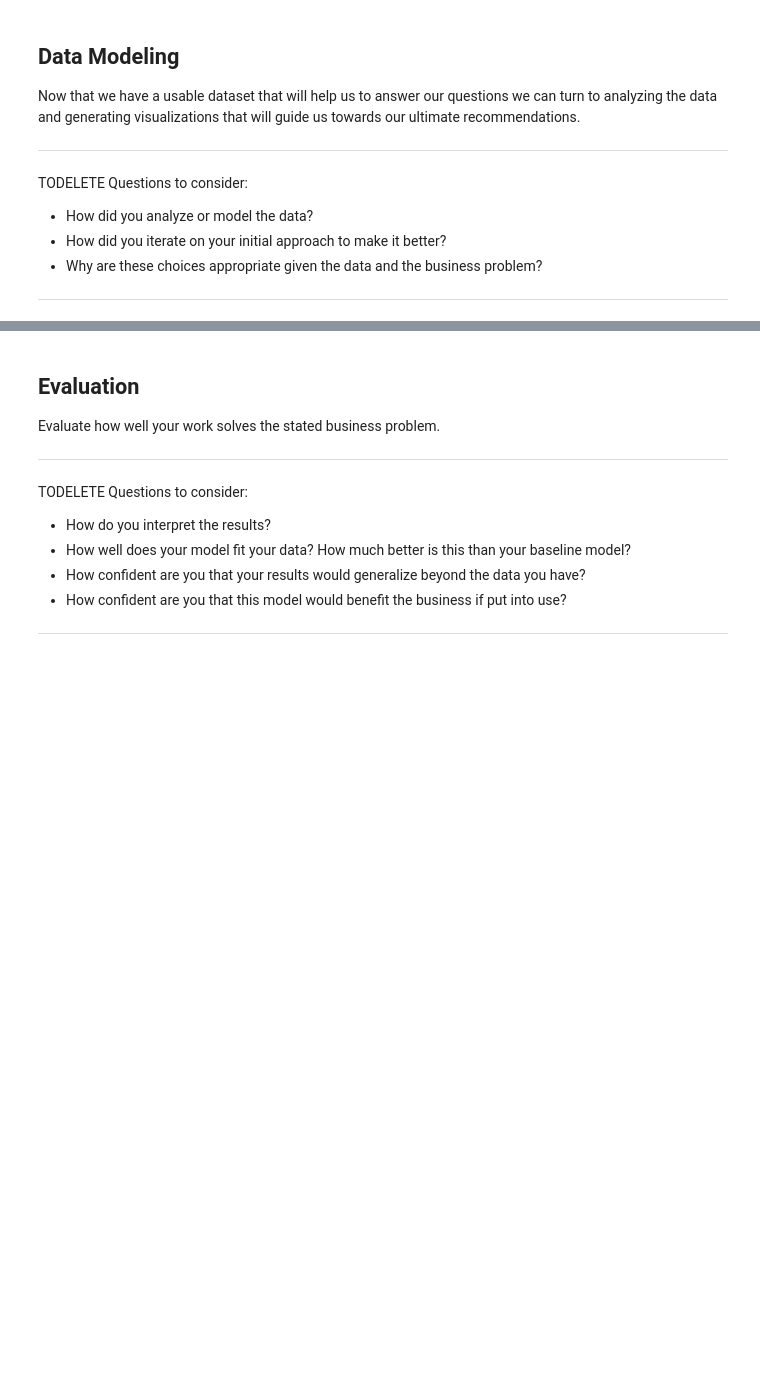
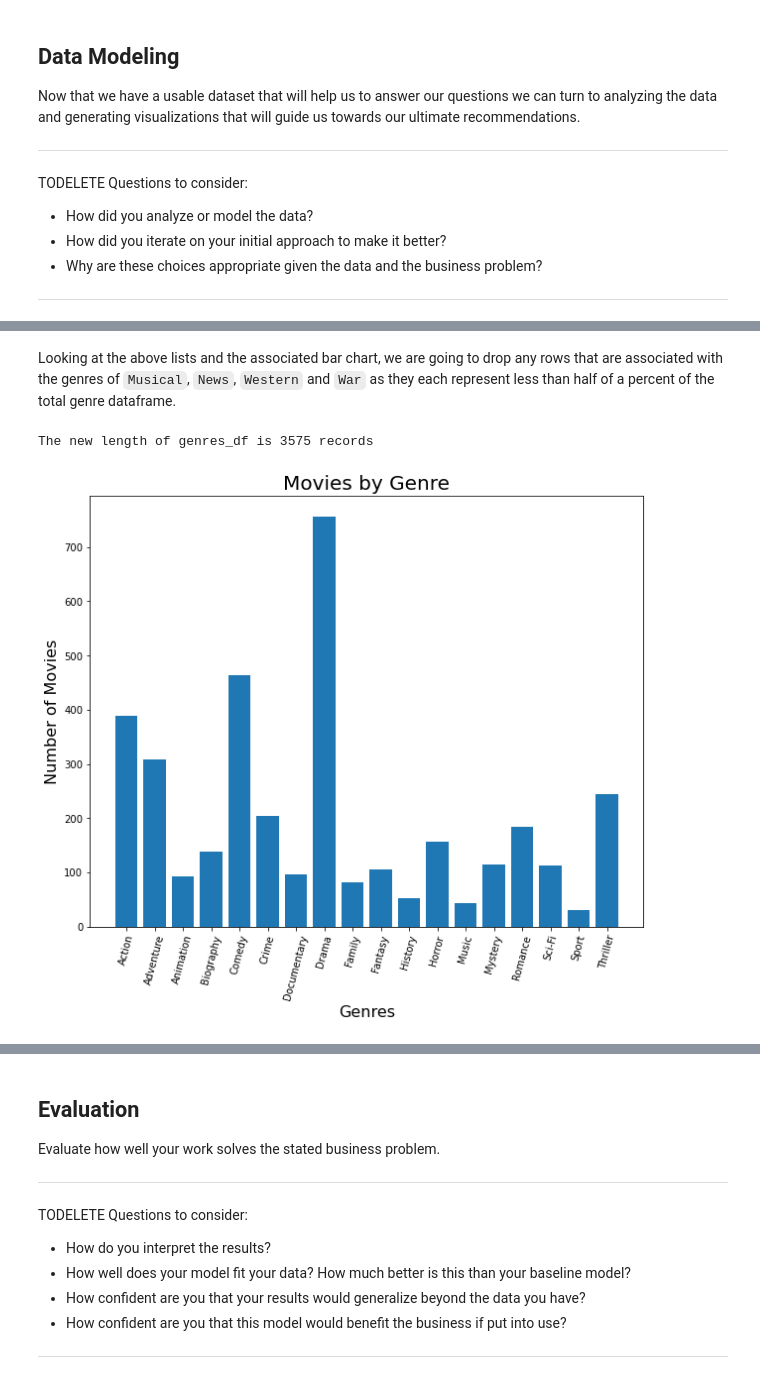
Before and after one commit to uijallen/Microsoft_Movie_Analysis, a Jupyter notebook: Microsoft_Movie_Analysis.ipynb, the cells around one changed output, grey strips where cells are left out. Cells and saved outputs as stored; diff of their text form; code cells hidden in the pictures; blank space fills up the shorter version.

```diff
--- a/Microsoft_Movie_Analysis.ipynb
+++ b/Microsoft_Movie_Analysis.ipynb
@@ -660,0 +717,21 @@ sns.pairplot(movie_df)
+# %% [markdown]
+Looking at the above lists and the associated bar chart, we are going to drop any rows that are associated with the genres of `Musical`, `News`, `Western` and `War` as they each represent less than half of a percent of the total genre dataframe.
+# %%
+# Dropping categories that don't represent at least .5% of the total dataframe
+genres_df.drop(['Musical', 'News', 'War', 'Western'], inplace=True)
+print(f'The new length of genres_df is {len(genres_df)} records')
+# %% [output]
+The new length of genres_df is 3575 records
+# %%
+# Re-Creating the bar chart after dropping certain genres
+genres_count_rev = genres_df.groupby(by='genres').count()['movie']
+genres_list_rev = genres_count_rev.index
+
+fig, ax = plt.subplots(figsize=(10, 8))
+ax.bar(x=genres_list_rev, height=genres_count_rev)
+ax.set_title('Movies by Genre', fontsize=20)
+ax.set_xlabel('Genres')
+plt.xticks(rotation=75)
+ax.set_ylabel('Number of Movies');
+# %% [output]
+[figure, added]
```
Also changed, not shown: parts of 38 cells of this notebook.
